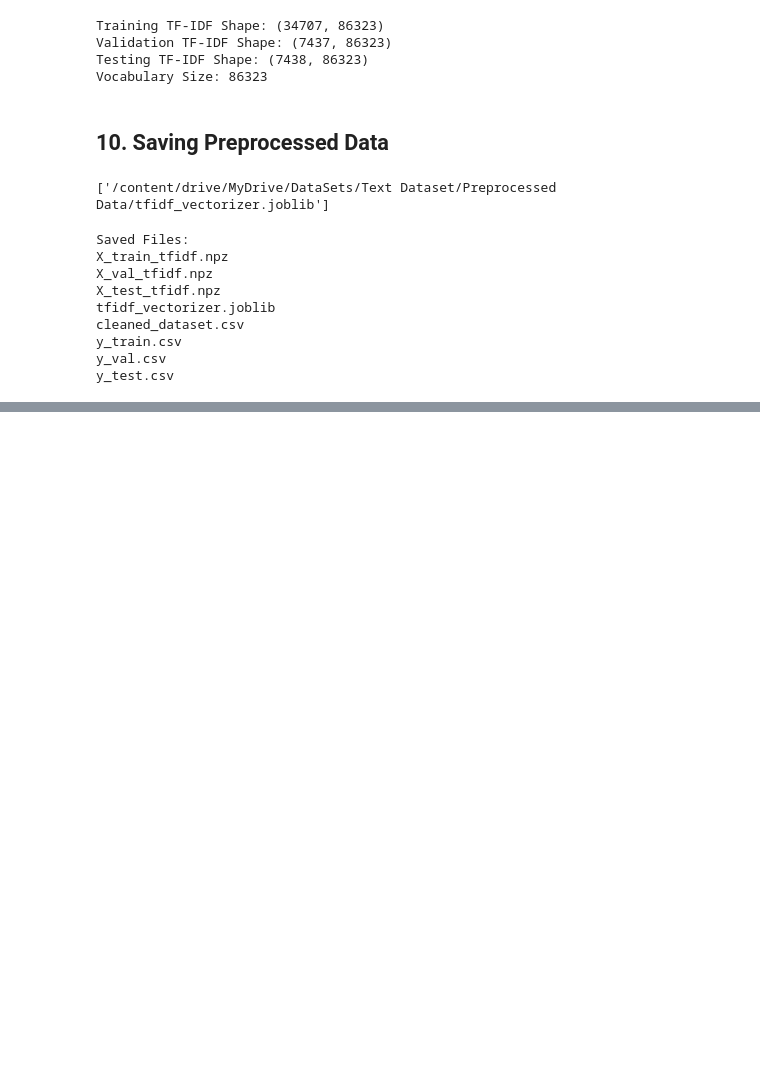
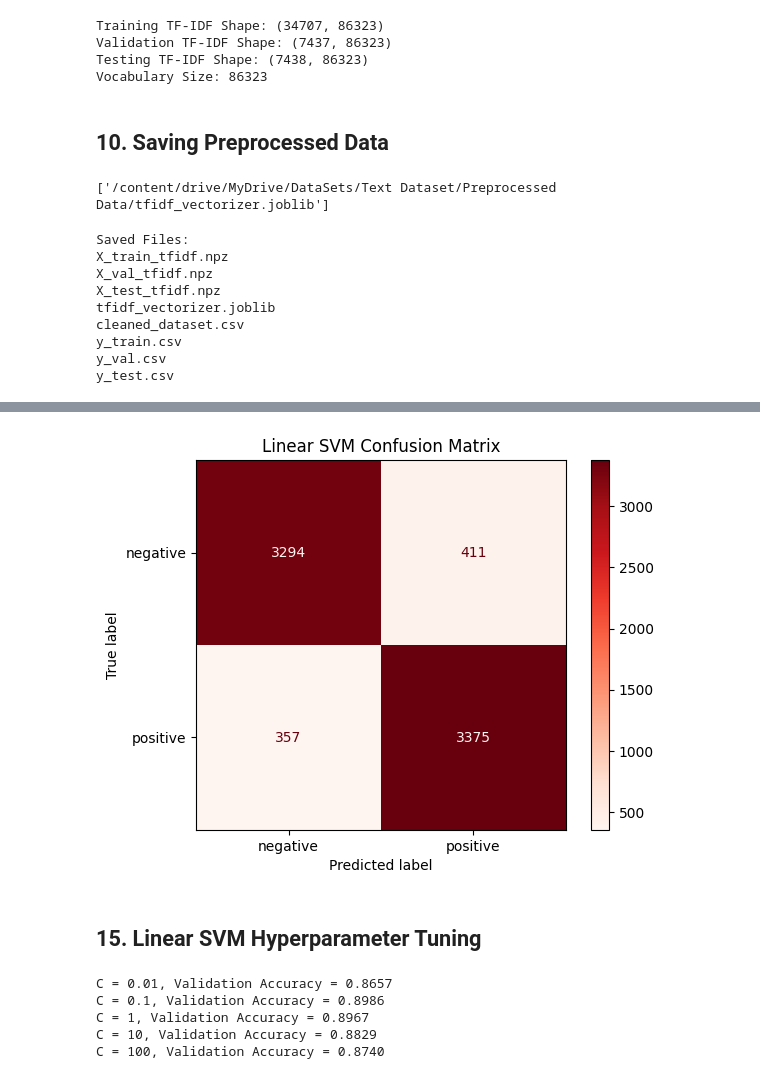
Before and after one commit to janamaher30/Machine-Learning-Project-, a Jupyter notebook: Part_C_Text_Classification.ipynb, the cells around one changed output, grey strips where cells are left out. Saved outputs shown, nothing was run; the diff lists cells and outputs as text; code cells hidden in the pictures; blank space fills up the shorter version.

```diff
--- a/Part_C_Text_Classification.ipynb
+++ b/Part_C_Text_Classification.ipynb
@@ -358,0 +462,8 @@ y_test.csv
+# %%
+best_lr_result=lr_result_df.loc[lr_result_df['Validation Accuracy'].idxmax()]
+best_lr_C=best_lr_result['C']
+print("Best C Value:", best_lr_C)
+print(
+    "Best Validation Accuracy:",
+    best_lr_result['Validation Accuracy']
+)
@@ -358,0 +473,6 @@ y_test.csv
+# %%
+best_lr_model=LogisticRegression(C=best_lr_C, max_iter=1000, random_state=42)
+best_lr_model.fit(X_train_tfidf,y_train)
+best_lr_val_pred=best_lr_model.predict(X_val_tfidf)
+best_lr_val_accuracy=accuracy_score(y_val, best_lr_val_pred)
+print("Best Logistic Regression Validation Accuracy:", best_lr_val_accuracy)
@@ -358,0 +483,3 @@ y_test.csv
+# %%
+svm_model=LinearSVC(random_state=42)
+svm_model.fit(X_train_tfidf,y_train)
@@ -358,0 +488,2 @@ y_test.csv
+# %%
+y_val_pred_svm=svm_model.predict(X_val_tfidf)
@@ -358,0 +509,26 @@ y_test.csv
+# %%
+cm_svm=confusion_matrix(y_val, y_val_pred_svm, labels=['negative','positive'])
+disp_svm=ConfusionMatrixDisplay(confusion_matrix=cm_svm, display_labels=['negative','positive'])
+disp_svm.plot(cmap='Reds')
+plt.title("Linear SVM Confusion Matrix")
+plt.show()
+# %% [output]
+[figure, added]
+# %% [markdown]
+## 15. Linear SVM Hyperparameter Tuning
+# %%
+svm_C_values=[0.01,0.1,1,10,100]
+svm_results=[]
+for c in svm_C_values:
+  model=LinearSVC(C=c, random_state=42)
+  model.fit(X_train_tfidf,y_train)
+  y_pred = model.predict(X_val_tfidf)
+  accuracy = accuracy_score(y_val, y_pred)
+  svm_results.append({'C': c, 'Validation Accuracy': accuracy})
+  print(f"C = {c}, Validation Accuracy = {accuracy:.4f}")
+# %% [output]
+C = 0.01, Validation Accuracy = 0.8657
+C = 0.1, Validation Accuracy = 0.8986
+C = 1, Validation Accuracy = 0.8967
+C = 10, Validation Accuracy = 0.8829
+C = 100, Validation Accuracy = 0.8740
```
Also changed, not shown: parts of 28 cells of this notebook.
